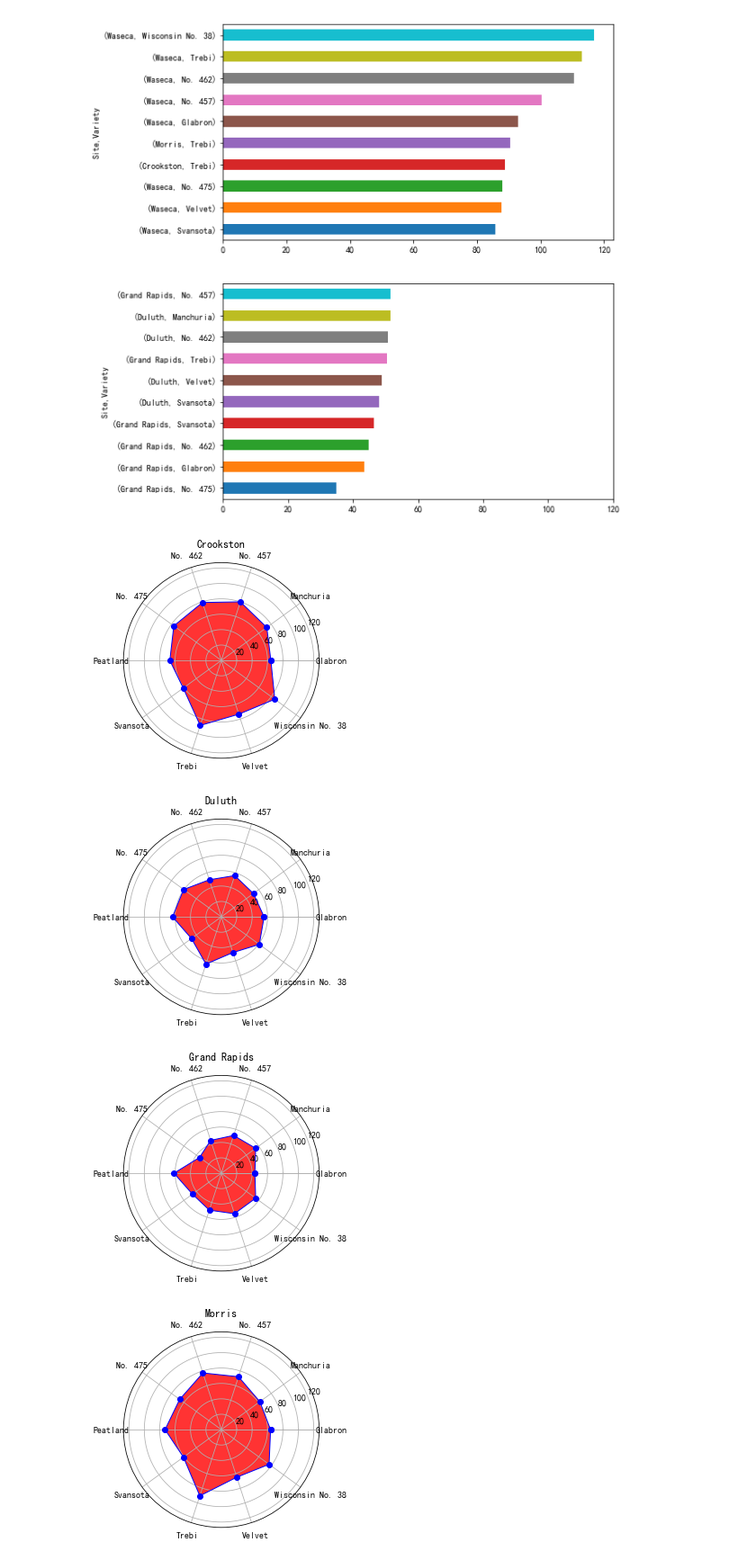
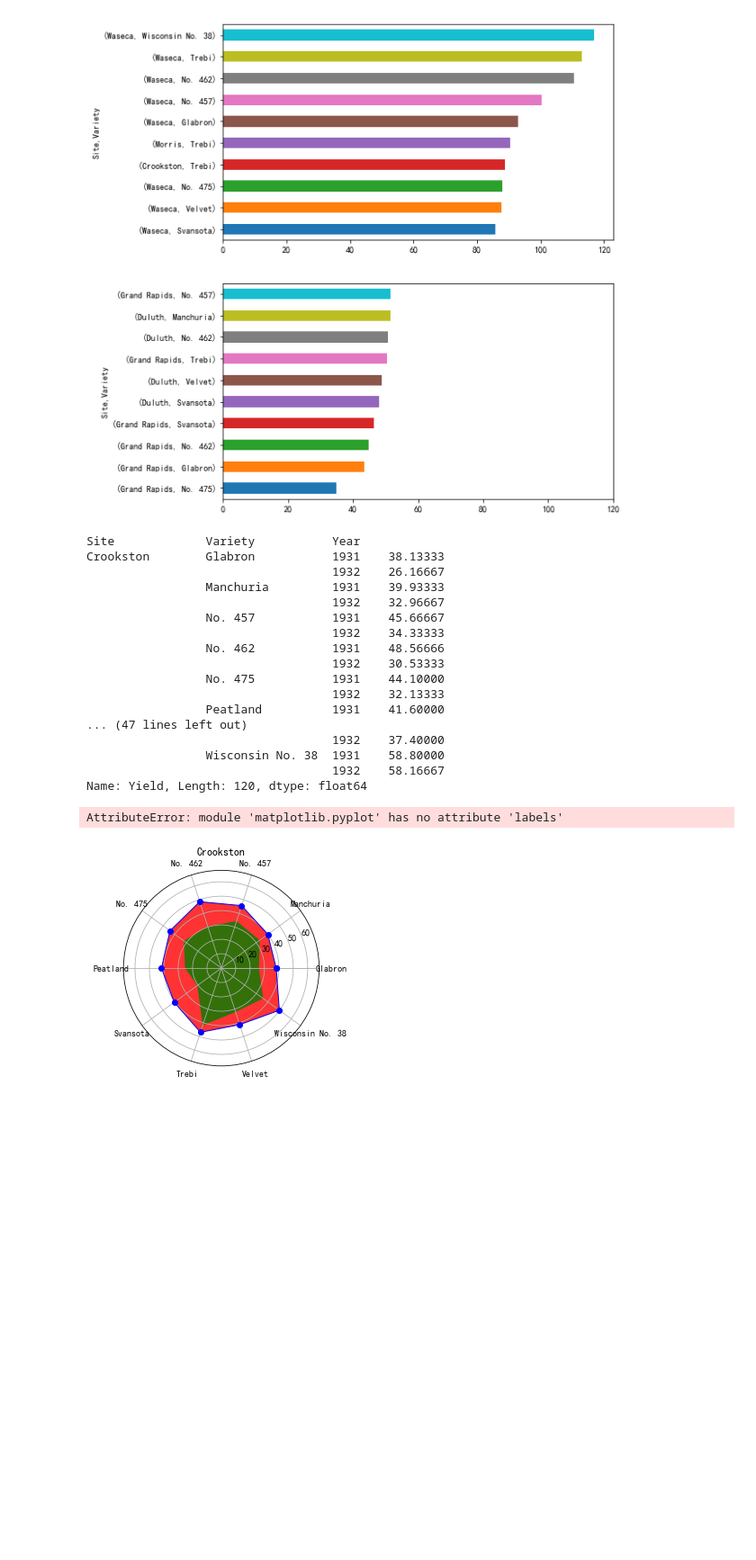
Before and after one commit to GYT0313/JupyterNotebook, a Jupyter notebook: JupyterNotebook/matplotlib/data_visualization/shiyan/sheji-final/design-final.ipynb, the cells around one changed output. Shown: that part at 90% size. Saved outputs shown, nothing was run; the diff lists cells and outputs as text; code cells hidden in the pictures; blank space fills up the shorter version.

```diff
--- a/JupyterNotebook/matplotlib/data_visualization/shiyan/sheji-final/design-final.ipynb
+++ b/JupyterNotebook/matplotlib/data_visualization/shiyan/sheji-final/design-final.ipynb
@@ -36,7 +36,9 @@ ax2 = ax1.twinx()
 plt.plot(varieties, varieties_standard_deviation,'.-', lw=2, color='r')
 plt.yticks(range(7,15))
 plt.legend('标准差', loc = 'best')
-
-plt.savefig('./整体分析.jpg')
+plt.yticks(range(0,15))
+plt.rcParams['figure.figsize'] = (10.0, 4.0) # 设置figure_size尺寸
+#plt.tight_layout()
+plt.savefig('./整体分析aaa.jpg', dpi=100)
 plt.show()
 # %% [output]
@@ -81,36 +83,71 @@ plt.show()
 # %%
 '''绘制各个地区关于每个大麦种类产量的雷达图'''
 # 创建保存图片的目录
 import os
 path = os.path.abspath(os.curdir) + '\\radar'
 if os.path.exists(path) == False:
     os.mkdir(path)
 
 # 分组求和
-data_series = data.groupby(['Site','Variety'])['Yield'].sum()
+data_series = data.groupby(['Site','Variety', 'Year'])['Yield'].sum()
+
+print(data_series)
 
 labels = np.array(varieties) # 标签
 dataLenth = len(labels)  # 数据长度
 
 # 雷达图绘制
-def radar_chart(data, i):
-    data_radar = np.array(data) # 数据
-    angles = np.linspace(0, 2*np.pi, dataLenth, endpoint=False)  # 分割圆周长
-    data_radar = np.concatenate((data_radar, [data_radar[0]]))  # 闭合
-    angles = np.concatenate((angles, [angles[0]]))  # 闭合
-    plt.polar(angles, data_radar, 'bo-', linewidth=1)  # 做极坐标系
-    plt.fill(angles, data_radar, facecolor='r', alpha=0.8)# 填充
-    plt.thetagrids(angles * 180/np.pi, labels)  # 做标签
-    plt.ylim(0, 127)
+def radar_chart(data1, data2, i):
+    # 1931年
+    data_radar1 = np.array(data1) # 数据
+    angles1 = np.linspace(0, 2*np.pi, dataLenth, endpoint=False)  # 分割圆周长
+    data_radar1 = np.concatenate((data_radar1, [data_radar1[0]]))  # 闭合
+    angles1 = np.concatenate((angles1, [angles1[0]]))  # 闭合
+    # 1932年
+    data_radar2 = np.array(data2) # 数据
+    angles2 = np.linspace(0, 2*np.pi, dataLenth, endpoint=False)  # 分割圆周长
+    data_radar2 = np.concatenate((data_radar2, [data_radar2[0]]))  # 闭合
+    angles2 = np.concatenate((angles2, [angles2[0]]))  # 闭合
+
+    plt.polar(angles1, data_radar1, 'bo-', linewidth=1)  # 做极坐标系
+    plt.fill(angles1, data_radar1, facecolor='r', alpha=0.8)# 填充
+
+    plt.fill(angles2, data_radar2, facecolor='g', alpha=0.8)# 填充
+
+    plt.thetagrids(angles1 * 180/np.pi, labels)  # 做标签
+    plt.ylim(0, 68)
     plt.title(sites[i])
+    plt.labels(['1931', '1932'])
     plt.savefig('./radar/'+sites[i]+'.jpg')
     plt.show()
 
+data1 = data_series[0*10:(0+2)*10: 2]
+data2 = data_series[0*10+1:(0+2)*10: 2]
+
+radar_chart(data1, data2, 0)
+print(data1, data2)
+"""
 # 遍历绘制六个地区
 for i in range(len(sites)):
     radar_chart(data_series[i*10:(i+1)*10], i)
+"""
 # %% [output]
+Site             Variety           Year
+Crookston        Glabron           1931    38.13333
+                                   1932    26.16667
+                 Manchuria         1931    39.93333
+                                   1932    32.96667
+                 No. 457           1931    45.66667
+                                   1932    34.33333
+                 No. 462           1931    48.56666
+                                   1932    30.53333
+                 No. 475           1931    44.10000
+                                   1932    32.13333
+                 Peatland          1931    41.60000
+... (47 lines left out)
+                                   1932    37.40000
+                 Wisconsin No. 38  1931    58.80000
+                                   1932    58.16667
+Name: Yield, Length: 120, dtype: float64
+AttributeError: module 'matplotlib.pyplot' has no attribute 'labels'
-[figure, old version]
+[figure, new version]
-[figure, removed]
-[figure, removed]
-[figure, removed]
```
Also changed, not shown: parts of 3 cells of this notebook, 21 other files.
